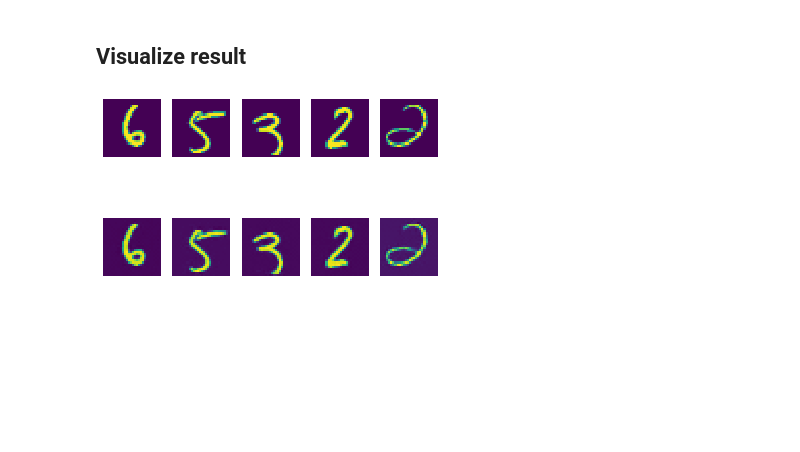
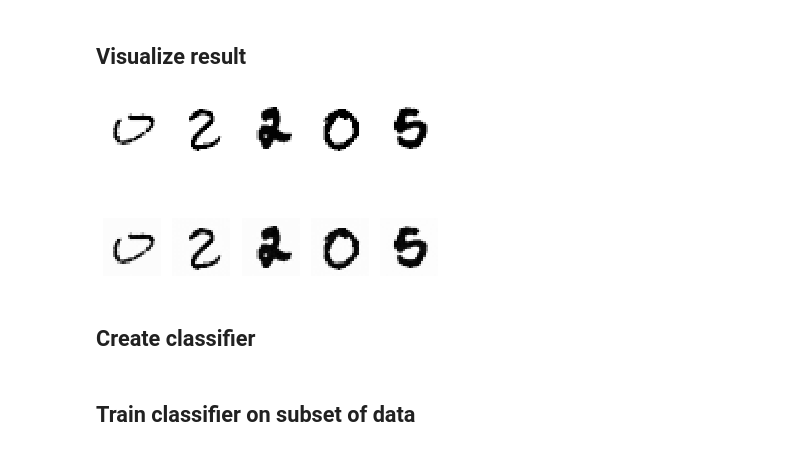
Before and after one commit to Lagostra/it3030-assignment2, a Jupyter notebook: Main.ipynb, the cells around one changed output. Cells and saved outputs as stored; diff of their text form; code cells hidden in the pictures; blank space fills up the shorter version.

Commit message:
Add classifier

```diff
--- a/Main.ipynb
+++ b/Main.ipynb
@@ -58,15 +74,17 @@ Epoch 1/100
 # %%
 choice = np.random.choice(X_test.shape[0], 5, replace=False)
 x = X_test[choice]
 x_pred = auto_encoder.predict(x)
 
 fig, ax = plt.subplots(2, 5, squeeze=False)
 
 for i in range(x.shape[0]):
-    ax[0][i].imshow(x[i].reshape((28, 28)))
-    ax[1][i].imshow(x_pred[i].reshape(28, 28))
+    ax[0][i].imshow(x[i].reshape((28, 28)), cmap='Greys')
+    ax[1][i].imshow(x_pred[i].reshape(28, 28), cmap='Greys')
     ax[0][i].axis('off')
     ax[1][i].axis('off')
 plt.show()
 # %% [output]
-[figure, old version]
+[figure, new version]
+# %% [markdown]
+## Create classifier
@@ -72,0 +100,2 @@ plt.show()
+# %% [markdown]
+## Train classifier on subset of data
```
Also changed, not shown: parts of 6 cells of this notebook.
